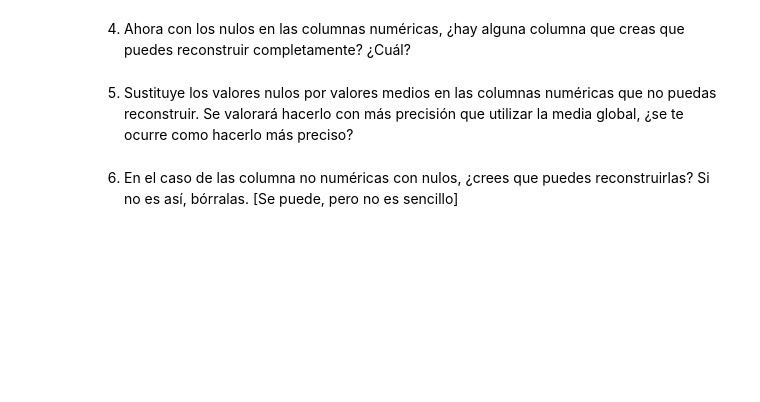
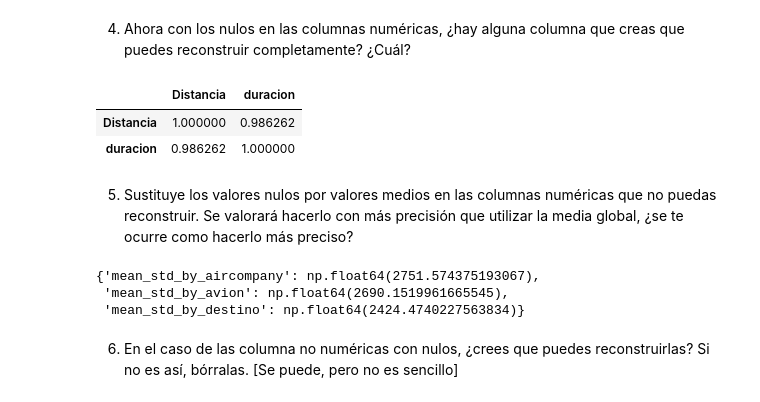
Before and after one commit to luismelian7/DS_Online_Octubre24_Exercises, a Jupyter notebook: 02_Programacion_y_Herramientas_Avanzadas/Sprint_04/Unidad_02/Practica_Obligatoria/18_Practica_Obligatoria_Pandas_II.ipynb, the cells around one changed output. Saved outputs shown, nothing was run; the diff lists cells and outputs as text; code cells hidden in the pictures; blank space fills up the shorter version.

```diff
--- a/02_Programacion_y_Herramientas_Avanzadas/Sprint_04/Unidad_02/Practica_Obligatoria/18_Practica_Obligatoria_Pandas_II.ipynb
+++ b/02_Programacion_y_Herramientas_Avanzadas/Sprint_04/Unidad_02/Practica_Obligatoria/18_Practica_Obligatoria_Pandas_II.ipynb
@@ -82,2 +64,13 @@ memory usage: 62.6+ KB
 # %% [markdown]
 2. Es hora de limpiar. No necesariamente seguiremos estos pasos pero primero, deshazte de las filas duplicadas. Quédate con las últimas copias.
+# %%
+# Eliminar filas duplicadas, manteniendo las últimas copias
+data_cleaned = data.drop_duplicates(keep='last')
+
+# Verificar el nuevo número de filas y filas duplicadas
+cleaned_info = {
+    "total_rows_after_cleaning": len(data_cleaned),
+    "remaining_duplicated_rows": data_cleaned.duplicated().sum()
+}
+
+cleaned_info
@@ -84,2 +79,13 @@ memory usage: 62.6+ KB
 # %% [markdown]
 3. Vamos con los nulos o NaN localizados en 1.2. Elimina las filas que tengan más de dos nulos, las podemos considerar demasiado ruidosas y las quitamos.
+# %%
+# Eliminar filas que tienen más de dos valores nulos
+data_cleaned = data_cleaned[data_cleaned.isnull().sum(axis=1) <= 2]
+
+# Verificar el nuevo número de filas después de eliminar filas con más de 2 nulos
+post_null_removal_info = {
+    "total_rows_after_removing_high_nulls": len(data_cleaned),
+    "remaining_nulls_by_column": data_cleaned.isnull().sum()
+}
+
+post_null_removal_info
@@ -86,6 +103,44 @@ memory usage: 62.6+ KB
 # %% [markdown]
 4. Ahora con los nulos en las columnas numéricas, ¿hay alguna columna que creas que puedes reconstruir completamente? ¿Cuál?
+# %%
+# Seleccionar columnas numéricas para análisis de correlación
+numeric_columns = data_cleaned.select_dtypes(include='number')
+
+# Calcular matriz de correlación
+correlation_matrix = numeric_columns.corr()
+
+correlation_matrix
+# %% [output]
+|  | Distancia | duracion |
+| Distancia | 1.000000 | 0.986262 |
+| duracion | 0.986262 | 1.000000 |
 # %% [markdown]
 5. Sustituye los valores nulos por valores medios en las columnas numéricas que no puedas reconstruir. Se valorará hacerlo con más precisión que utilizar la media global, ¿se te ocurre como hacerlo más preciso?
+# %%
+# Evaluar la distribución de los valores numéricos por grupo para seleccionar un criterio
+group_means = {
+    "by_aircompany": data_cleaned.groupby("Aircompany").mean(numeric_only=True),
+    "by_avion": data_cleaned.groupby("avion").mean(numeric_only=True),
+    "by_destino": data_cleaned.groupby("Destino").mean(numeric_only=True),
+}
+
+# Calcular variabilidad dentro de grupos para identificar la mejor opción
+group_std = {
+    "by_aircompany": data_cleaned.groupby("Aircompany").std(numeric_only=True),
+    "by_avion": data_cleaned.groupby("avion").std(numeric_only=True),
+    "by_destino": data_cleaned.groupby("Destino").std(numeric_only=True),
+}
+
+best_grouping = {
+    "mean_std_by_aircompany": group_std["by_aircompany"].mean().mean(),
+    "mean_std_by_avion": group_std["by_avion"].mean().mean(),
+    "mean_std_by_destino": group_std["by_destino"].mean().mean(),
+}
+
+best_grouping
+# %% [output]
+{'mean_std_by_aircompany': np.float64(2751.574375193067),
+ 'mean_std_by_avion': np.float64(2690.1519961665545),
+ 'mean_std_by_destino': np.float64(2424.4740227563834)}
 # %% [markdown]
 6. En el caso de las columna no numéricas con nulos, ¿crees que puedes reconstruirlas? Si no es así, bórralas. [Se puede, pero no es sencillo]
```
Also changed, not shown: parts of 17 cells of this notebook.
